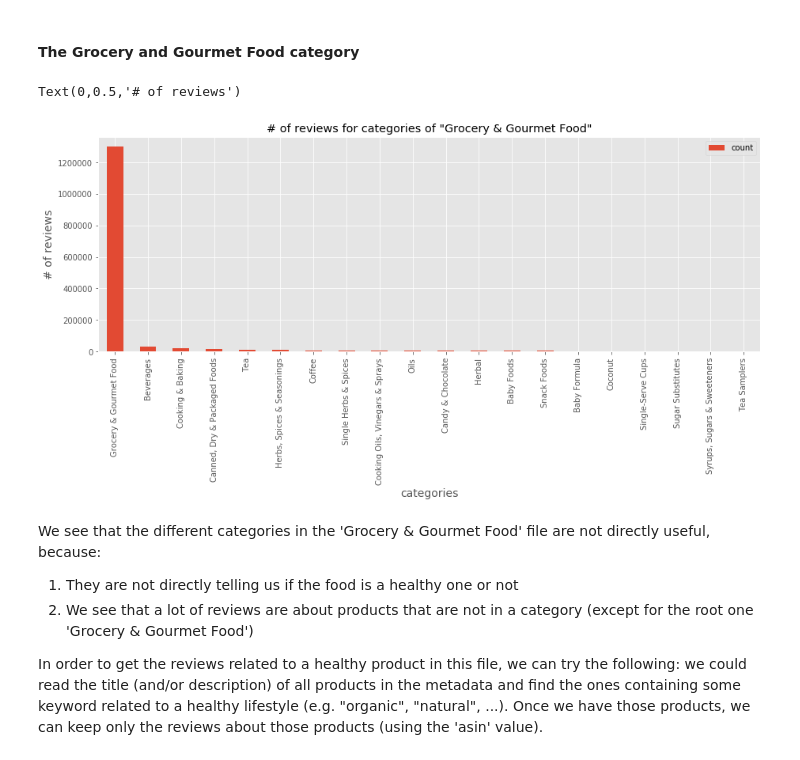
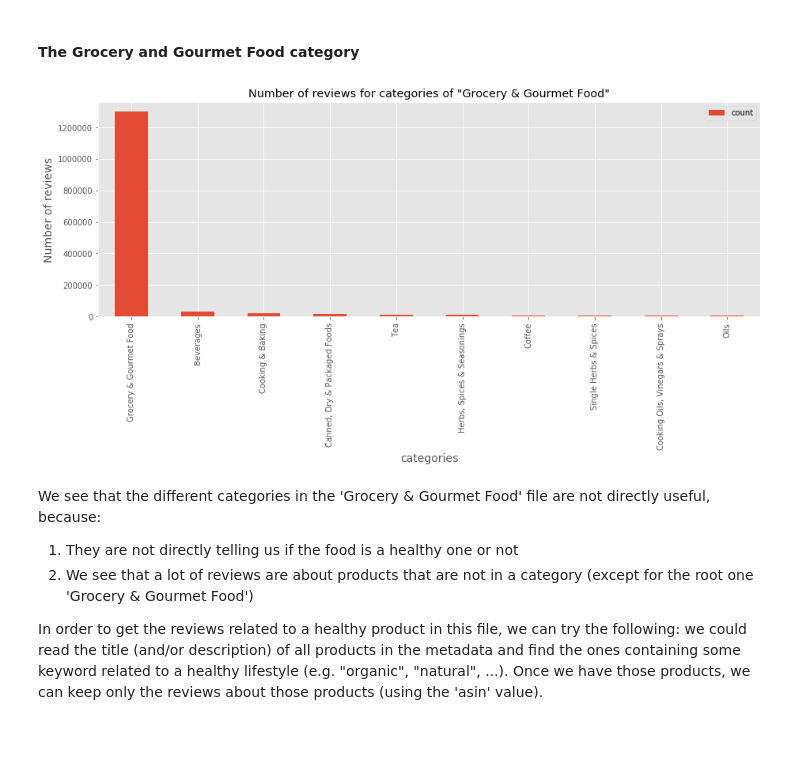
Before and after one commit to darioAnongba/EPFL-ADA, a Jupyter notebook: project/Report.ipynb, the cells around one changed output. Drawn from its saved outputs; the diff is of its cells as text; code cells hidden in the pictures.

```diff
--- a/project/Report.ipynb
+++ b/project/Report.ipynb
@@ -42,5 +39,6 @@ The autoreload extension is already loaded. To reload it, use:
 # %%
 DATA_DIR = 'data/'
+PLOT_DIR = 'plots/'
 # %% [markdown]
 ## Raw data
 
@@ -129,12 +131,12 @@ Note that the **Grocery and Gourmet Food** and **Sports and Outdoors** categorie
 #### The Grocery and Gourmet Food category
 # %%
 food_cat_count_df = pd.read_pickle(DATA_DIR + 'food_cat_count_df')
-food_cat_count_df.head(20).plot(kind='bar', title='# of reviews for categories of "Grocery & Gourmet Food"')
+food_cat_count_df.head(10).plot(kind='bar', title='Number of reviews for categories of "Grocery & Gourmet Food"')
 plt.xlabel('categories', fontsize=14)
-plt.ylabel('# of reviews', fontsize=14)
+plt.ylabel('Number of reviews', fontsize=14)
+plt.savefig(PLOT_DIR + 'food_cat_count_df.pdf', bbox_inches='tight')
 # %% [output]
-Text(0,0.5,'# of reviews')
-[figure, old version]
+[figure, new version]
 # %% [markdown]
 We see that the different categories in the 'Grocery & Gourmet Food' file are not directly useful, because:
 1. They are not directly telling us if the food is a healthy one or not
```
Also changed, not shown: parts of 27 cells of this notebook, 14 other files.
